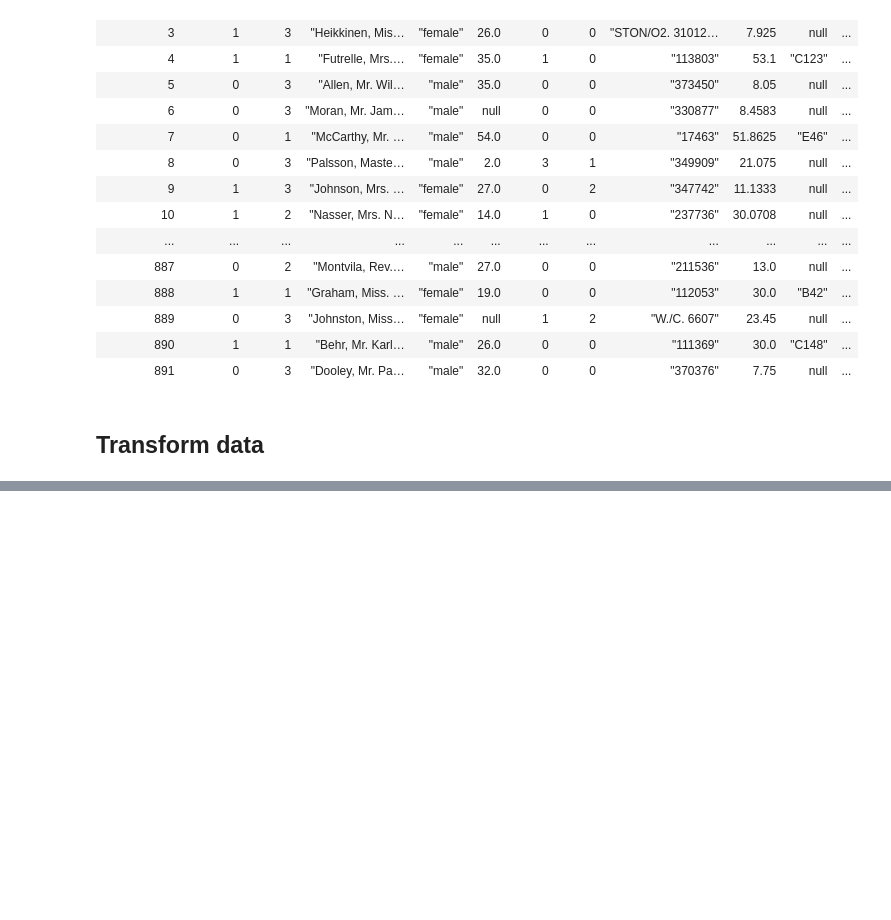
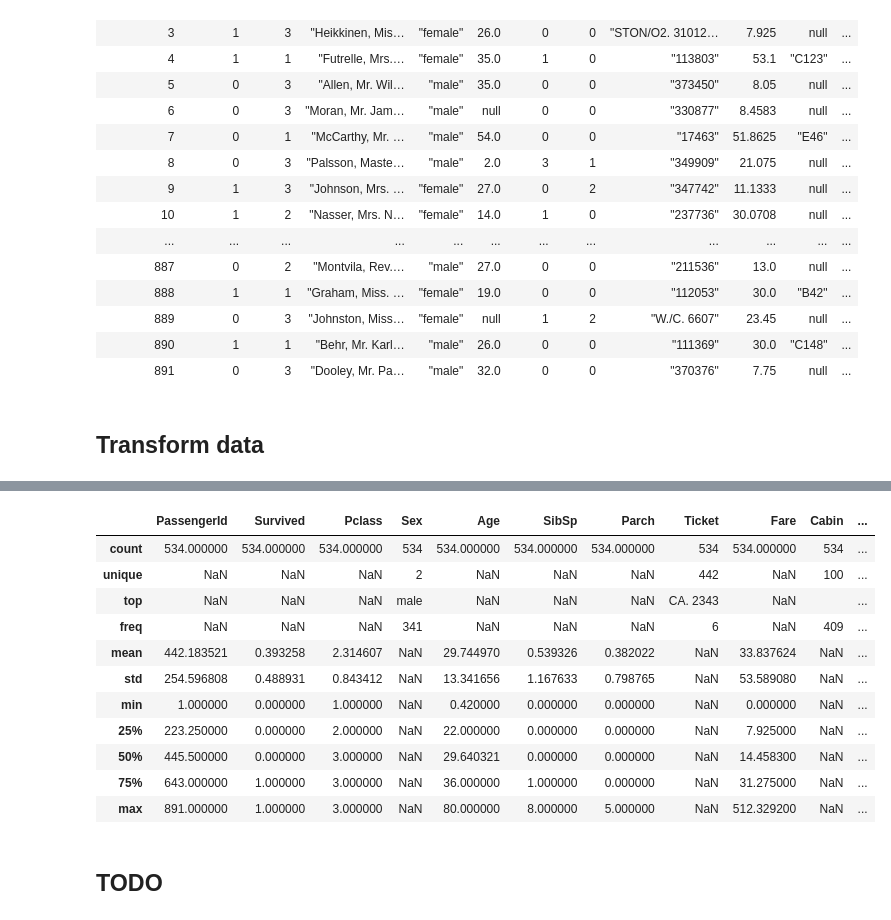
Before and after one commit to yjtek/kaggle, a Jupyter notebook: 1. Titanic/explore.ipynb, the cells around one changed output, grey strips where cells are left out. Saved outputs shown, nothing was run; the diff lists cells and outputs as text; code cells hidden in the pictures; blank space fills up the shorter version.

```diff
--- a/1. Titanic/explore.ipynb
+++ b/1. Titanic/explore.ipynb
@@ -19,6 +41,7 @@ pl.Config.set_tbl_width_chars(175)
 pl.Config.set_tbl_cols(12)
 
 pd.options.display.max_columns = None
+pd.options.display.max_rows = None
 # %% [output]
 The autoreload extension is already loaded. To reload it, use:
   %reload_ext autoreload
@@ -191,0 +193,15 @@ ValueError: Found input variables with inconsistent numbers of samples: [268, 12
+# %%
+df_clean.describe(include='all')
+# %% [output]
+|  | PassengerId | Survived | Pclass | Sex | Age | SibSp | Parch | Ticket | Fare | Cabin | ... |
+| count | 534.000000 | 534.000000 | 534.000000 | 534 | 534.000000 | 534.000000 | 534.000000 | 534 | 534.000000 | 534 | ... |
+| unique | NaN | NaN | NaN | 2 | NaN | NaN | NaN | 442 | NaN | 100 | ... |
+| top | NaN | NaN | NaN | male | NaN | NaN | NaN | CA. 2343 | NaN |  | ... |
+| freq | NaN | NaN | NaN | 341 | NaN | NaN | NaN | 6 | NaN | 409 | ... |
+| mean | 442.183521 | 0.393258 | 2.314607 | NaN | 29.744970 | 0.539326 | 0.382022 | NaN | 33.837624 | NaN | ... |
+| std | 254.596808 | 0.488931 | 0.843412 | NaN | 13.341656 | 1.167633 | 0.798765 | NaN | 53.589080 | NaN | ... |
+| min | 1.000000 | 0.000000 | 1.000000 | NaN | 0.420000 | 0.000000 | 0.000000 | NaN | 0.000000 | NaN | ... |
+| 25% | 223.250000 | 0.000000 | 2.000000 | NaN | 22.000000 | 0.000000 | 0.000000 | NaN | 7.925000 | NaN | ... |
+| 50% | 445.500000 | 0.000000 | 3.000000 | NaN | 29.640321 | 0.000000 | 0.000000 | NaN | 14.458300 | NaN | ... |
+| 75% | 643.000000 | 1.000000 | 3.000000 | NaN | 36.000000 | 1.000000 | 0.000000 | NaN | 31.275000 | NaN | ... |
+| max | 891.000000 | 1.000000 | 3.000000 | NaN | 80.000000 | 8.000000 | 5.000000 | NaN | 512.329200 | NaN | ... |
@@ -191,0 +229,2 @@ ValueError: Found input variables with inconsistent numbers of samples: [268, 12
+# %% [markdown]
+## TODO
```
Also changed, not shown: parts of 13 cells of this notebook, 19 other files.
